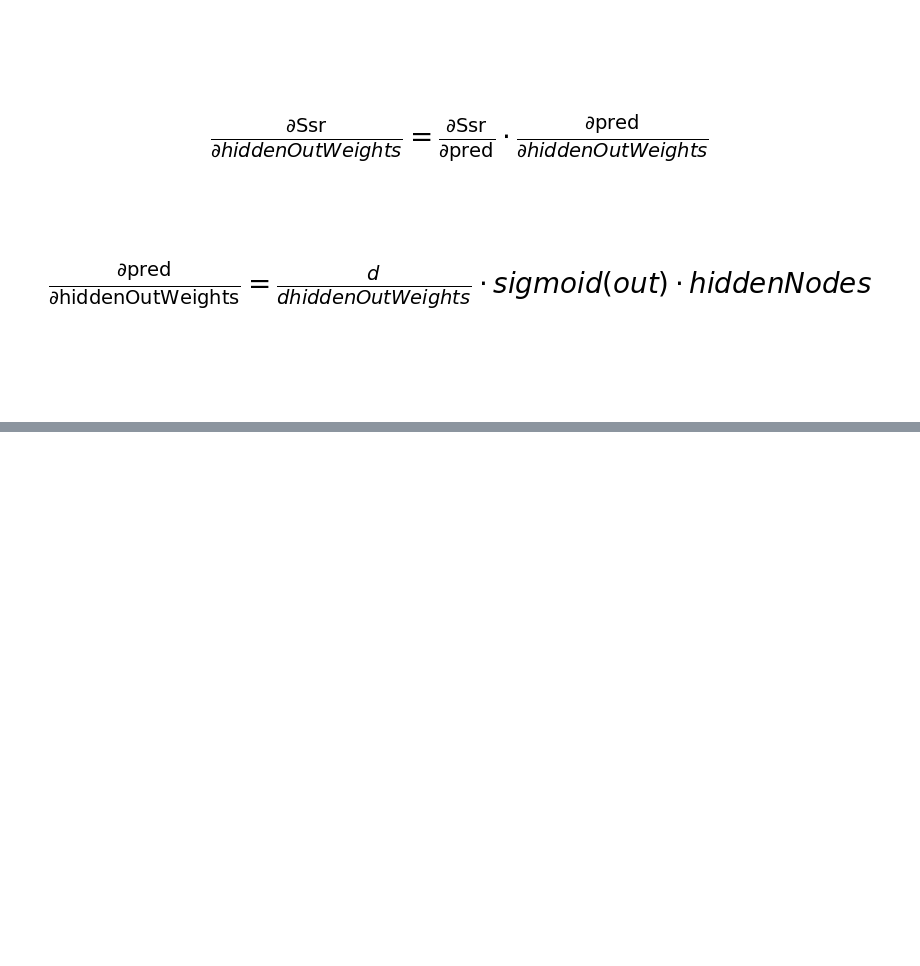
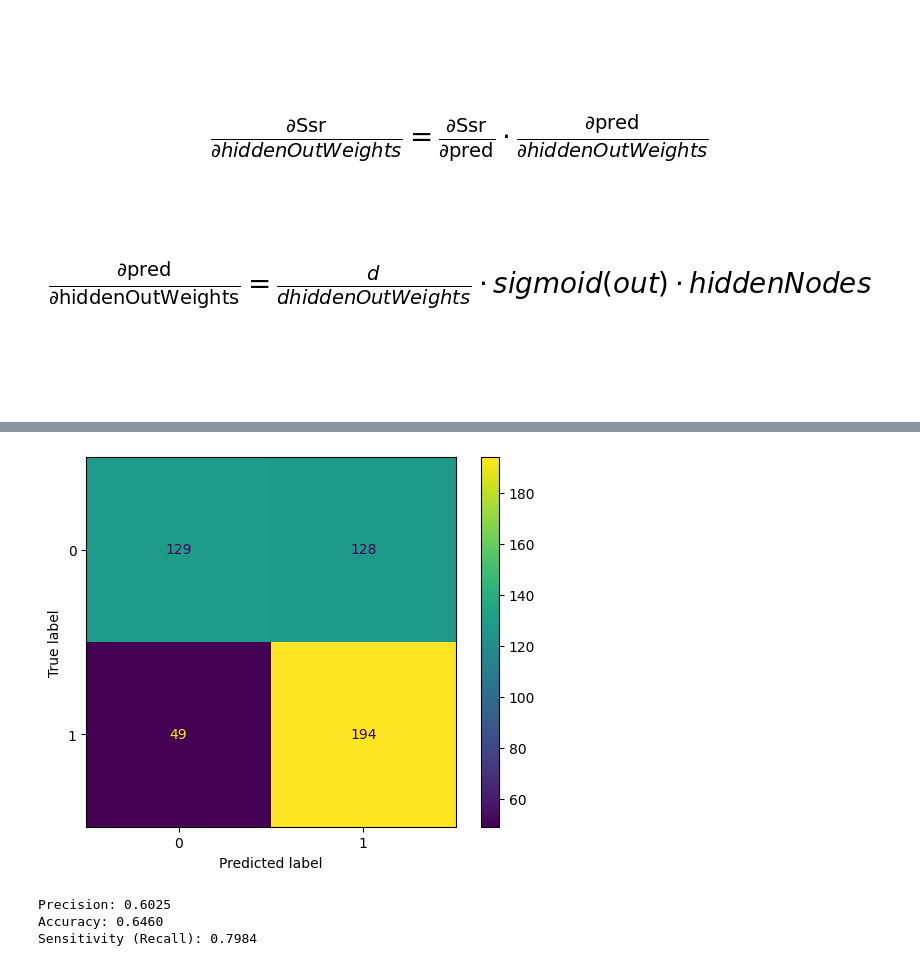
Before and after one commit to tohidnoori/Ann-from-scratch, a Jupyter notebook: ann-bank-data-analysis.ipynb, the cells around one changed output, grey strips where cells are left out. Cells and saved outputs as stored; diff of their text form; code cells hidden in the pictures; blank space fills up the shorter version.

```diff
--- a/ann-bank-data-analysis.ipynb
+++ b/ann-bank-data-analysis.ipynb
@@ -235,0 +285,6 @@ Test precision: 0.6660000085830688
+# %%
+model = build_model(units=8, optimizer='adagrad',learning_rate=0.01)
+predictions1 = model.predict(X_test_scaled)
+binary_predictions = (np.array(predictions1)>= 0.5).astype(int)
+plot_confusion_mat(binary_predictions,y_test)
+# %% [output]
@@ -236,3 +292,7 @@ Test precision: 0.6660000085830688
+[figure, added]
+Precision: 0.6025
+Accuracy: 0.6460
+Sensitivity (Recall): 0.7984
 # %%
 weights_and_biases = model.get_weights()
 
```
Also changed, not shown: parts of 9 cells of this notebook.
